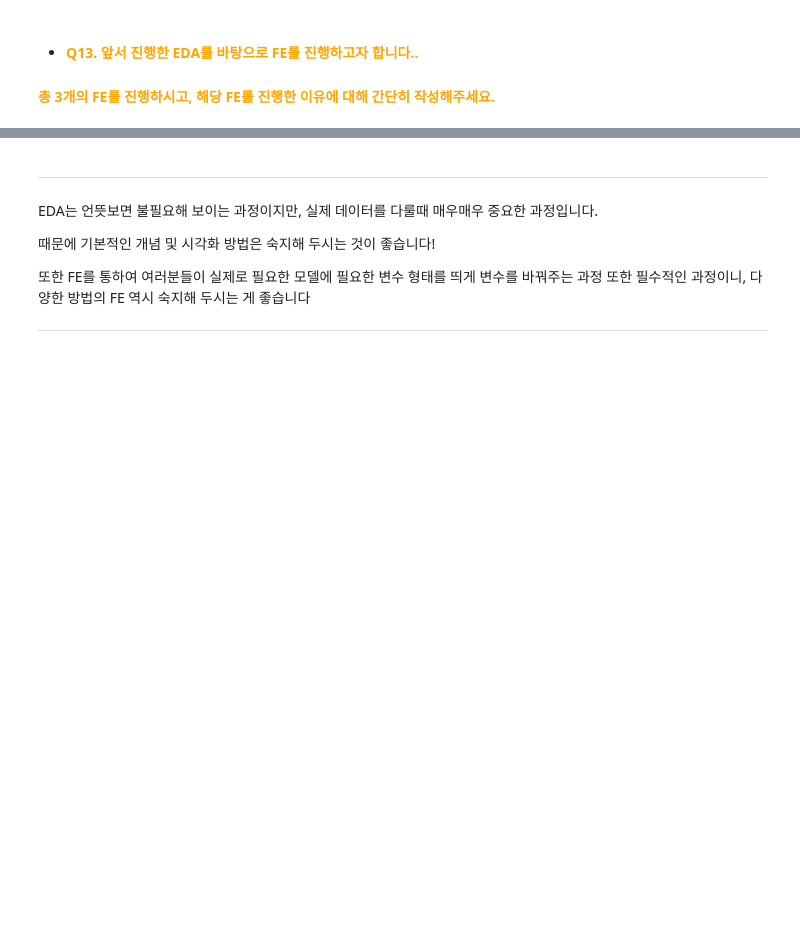
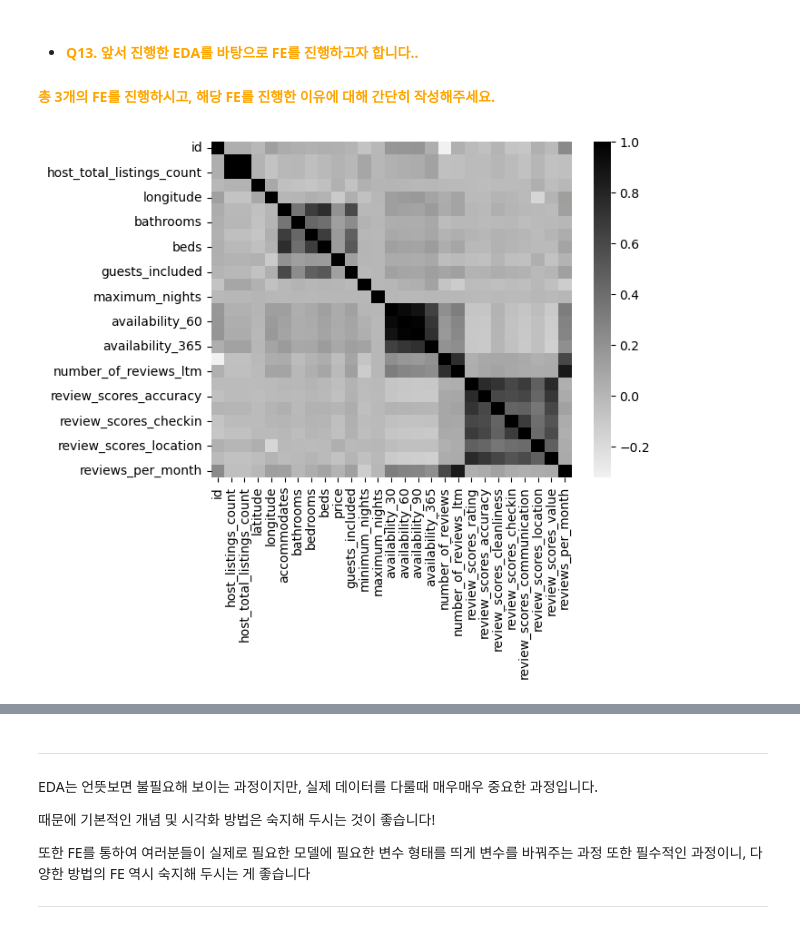
Before and after one commit to kimkimwonwon/22th_newcomer, a Jupyter notebook: 0110_EDA_FE/EDA_FE 과제_2.ipynb, the cells around one changed output, grey strips where cells are left out. Drawn from its saved outputs; the diff is of its cells as text; code cells hidden in the pictures; blank space fills up the shorter version.

```diff
--- a/0110_EDA_FE/EDA_FE 과제.ipynb
+++ b/0110_EDA_FE/EDA_FE 과제_2.ipynb
@@ -290,0 +414,10 @@ df = pd.read_csv('airbnb_listings.csv', index_col=0)
+# %%
+#Q12 # column drop
+df.drop(columns=drop_columns, inplace=True)
+# %%
+# dropna
+df.dropna(axis=0 , subset=drop_na_columns,inplace=True)
+# %%
+# replace by median -> 수치형인 것만 처리하였습니다
+for col in by_median:
+    df[col] = df[col].fillna(df[col].median())
@@ -290,0 +430,8 @@ df = pd.read_csv('airbnb_listings.csv', index_col=0)
+# %%
+# 추가 최빈값으로 채우기
+for col in replace_by_median:
+    if col in by_median:
+        #수치형 값은 패스
+        pass
+    else:
+        df[col].replace(np.nan, value=df[col].value_counts().keys()[0], inplace=True)
@@ -299,0 +461,8 @@ df = pd.read_csv('airbnb_listings.csv', index_col=0)
+# %%
+import seaborn as sns
+import matplotlib.pyplot as plt
+cmap = sns.light_palette(color="black", as_cmap=True)
+sns.heatmap(df.corr(), cmap=cmap)
+plt.show()
+# %% [output]
+[figure, added]
```
Also changed, not shown: parts of 19 cells of this notebook, 3 other files.
